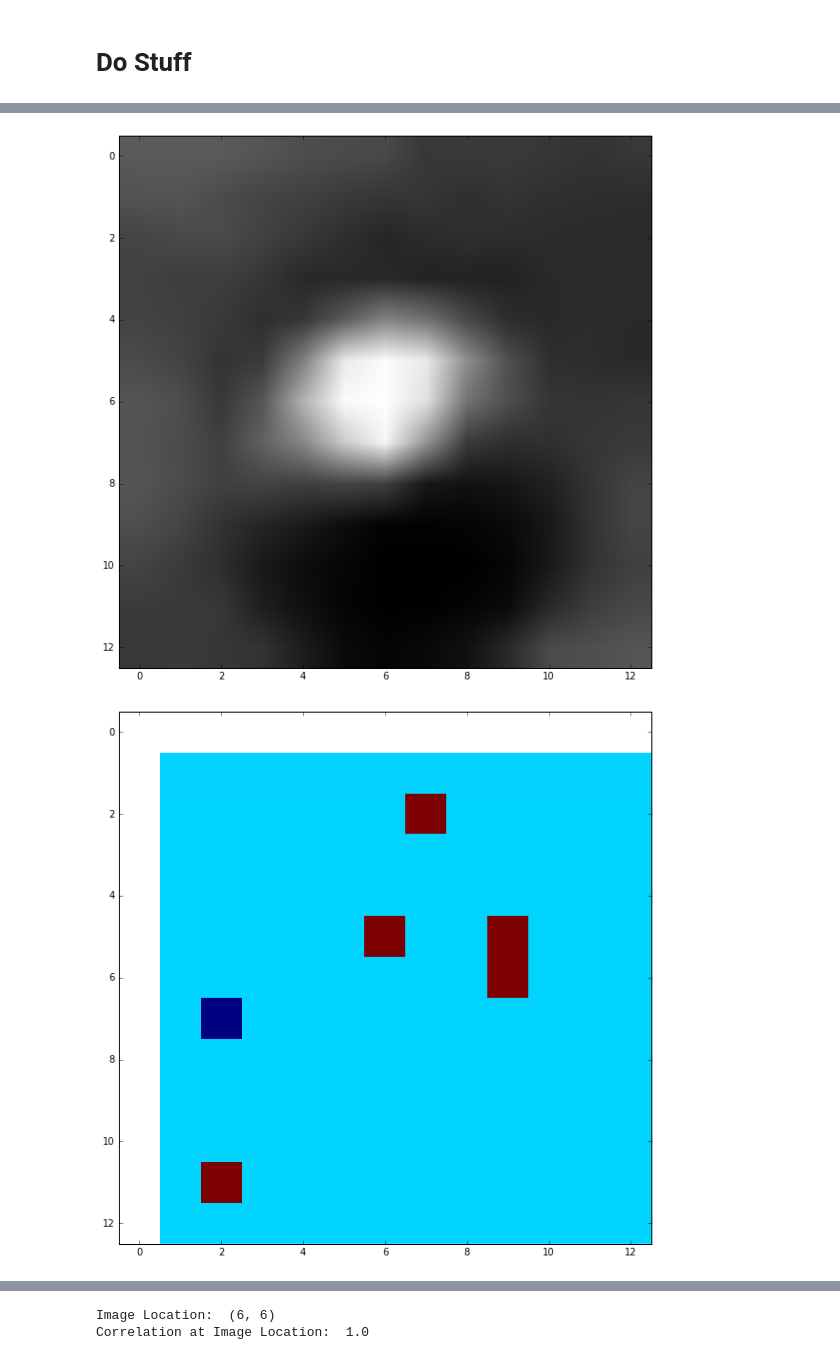
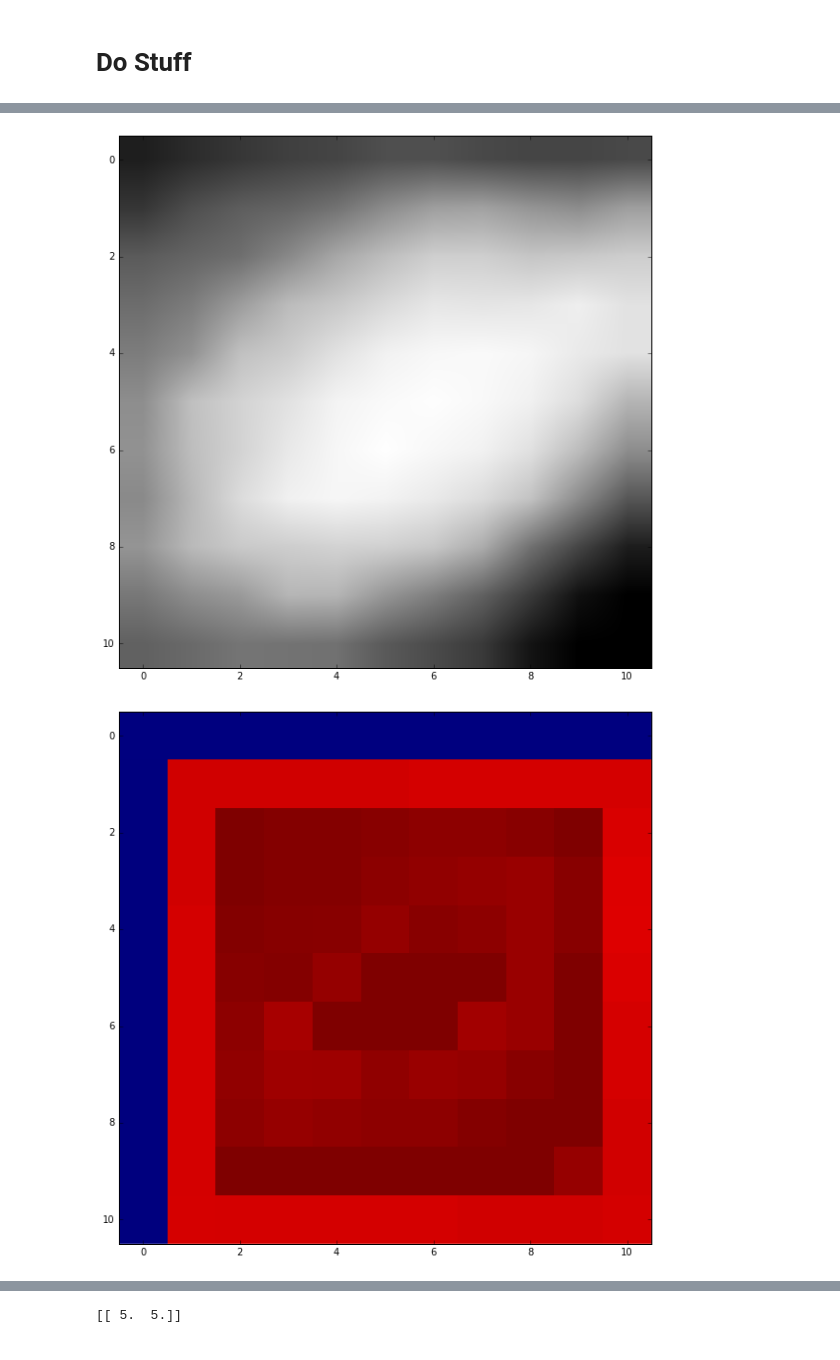
Before and after one commit to tisaconundrum2/autocnet, a Jupyter notebook: notebooks/Ciratefi.ipynb, the cells around one changed output, grey strips where cells are left out. Cells and saved outputs as stored; diff of their text form; code cells hidden in the pictures.

Commit message:
Added more testing, verbose option, change as per github comments

```diff
--- a/notebooks/Ciratefi.ipynb
+++ b/notebooks/Ciratefi.ipynb
@@ -679,7 +67,7 @@ from scipy.ndimage.interpolation import zoom
 from scipy.stats.stats import pearsonr
 
 figsize(10,10)
-e = cg.edge[0][1]
+e = cg.edge[1][2]
 matches = e.matches
 clean_keys = ['subpixel']
 
@@ -703,11 +91,11 @@ for i, (idx, row) in enumerate(matches.iterrows()):
 
     # Get the template and search windows
     s_template = sp.clip_roi(e.source.geodata, s_keypoint, 5)
-    s_template = rotate(s_template, 90)
+    s_template = rotate(s_template, 0)
     s_template = imresize(s_template, 1.)
 
-    d_search = sp.clip_roi(e.source.geodata, s_keypoint, 13)
-    d_search = rotate(d_search, -90)
+    d_search = sp.clip_roi(e.destination.geodata, d_keypoint, 11)
+    d_search = rotate(d_search, 90)
     d_search = imresize(d_search, 1.)
 
     imshow(s_template, cmap='Greys')
@@ -715,9 +103,9 @@ for i, (idx, row) in enumerate(matches.iterrows()):
     imshow(d_search, cmap='Greys')
     show()
 
-    result = ciratefi(s_template, d_search, upsampling=10., alpha=math.pi/8,
-                     cifi_thresh=80, rafi_thresh=50, tefi_thresh=100,
-                     use_percentile=True, radii=list(range(1,3)))
+    result = ciratefi.ciratefi(s_template, d_search, upsampling=10., alpha=math.pi/4,
+                     cifi_thresh=80, rafi_thresh=90, tefi_thresh=100,
+                     use_percentile=True, radii=list(range(1,3)), verbose=True)
     print(result)
     break
 # %% [output]
@@ -725,2 +113,2 @@ for i, (idx, row) in enumerate(matches.iterrows()):
-[figure, old version]
+[figure, new version]
-[figure, old version]
+[figure, new version]
@@ -727,2 +117 @@ for i, (idx, row) in enumerate(matches.iterrows()):
-Image Location:  (6, 6)
-Correlation at Image Location:  1.0
+[[ 5.  5.]]
```
Also changed, not shown: parts of 4 cells of this notebook, 3 other files.
